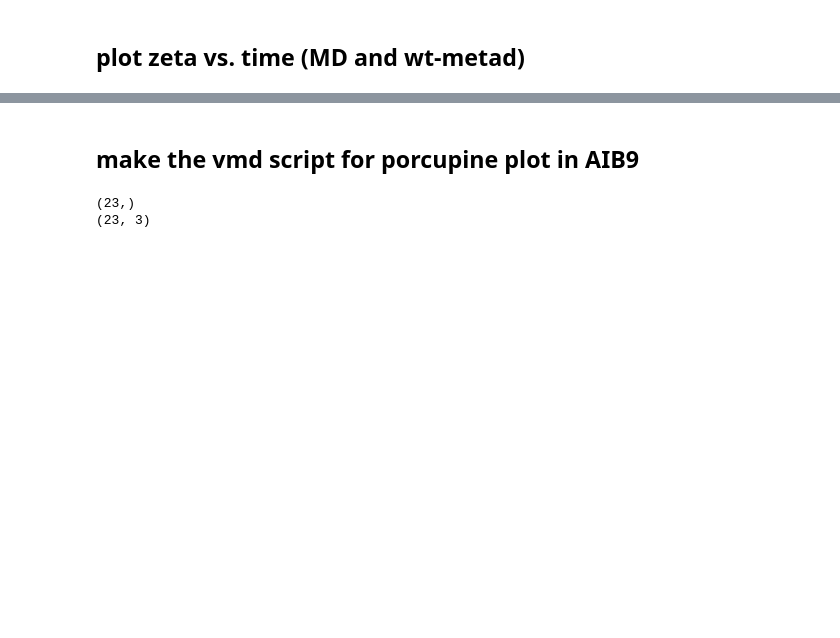
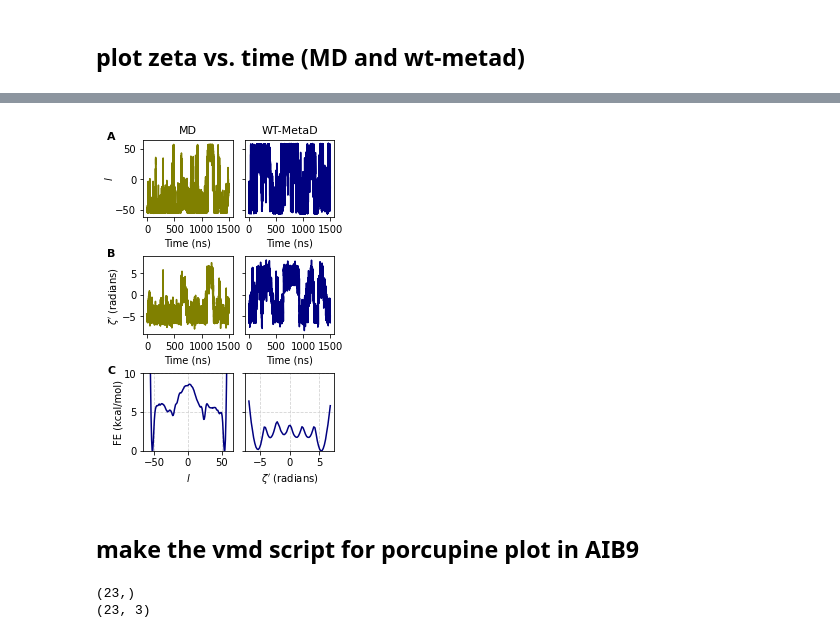
Before and after one commit to SasmalSubarna/posLDA_paper_2023, a Jupyter notebook: AIB9/notebooks/aib9_figures_pLDA.ipynb, the cells around one changed output, grey strips where cells are left out. Cells and saved outputs as stored; diff of their text form; code cells hidden in the pictures; blank space fills up the shorter version.

```diff
--- a/AIB9/notebooks/aib9_figures_pLDA.ipynb
+++ b/AIB9/notebooks/aib9_figures_pLDA.ipynb
@@ -166,5 +240,77 @@ plt.savefig("zeta_vs_time_compare_aib9.pdf", format="pdf")
 # %% [output]
 [figure]
+# %%
+# combine figures
+import string
+fig, axs = plt.subplots(3,2, figsize=(3.33,5), sharey='row')
+plt.subplots_adjust(wspace=0.1)
+
+# MD
+axs[0,0].set_title("MD", fontsize=11)
+axs[0,0].set_ylabel("$l$",labelpad=0)
+axs[0,0].plot(np.arange(ld1_md.shape[0])*1e-2, ld1_md, color="olive")
+axs[0,0].set_xticks((0,500,1000,1500))
+axs[0,0].set_xlabel("Time (ns)")
+
+
+# WT-MetaD
+axs[0,1].set_title("WT-MetaD", fontsize=11)
+axs[0,1].plot(time, ld1, color="navy")
+axs[0,1].set_xticks((0,500,1000,1500))
+axs[0,1].set_xlabel("Time (ns)")
+
+
+
+# MD
+axs[1,0].set_ylabel("$\\zeta'$ (radians)",labelpad=0)
+axs[1,0].plot(np.arange(zeta_md.shape[0])*1e-2, -zeta_md, color="olive")
+axs[1,0].set_xlabel("Time (ns)")
+axs[1,0].set_xticks((0,500,1000,1500))
+
+
+# WT-MetaD
+axs[1,1].plot(np.arange(zeta.shape[0])*1e-2, -zeta, color="navy")
+axs[1,1].set_xlabel("Time (ns)")
+axs[1,1].set_xticks((0,500,1000,1500))
+
+
+# load fe data
+grids, fe = np.loadtxt("/scratch/projects/hockygroup/ss12902/\
+wt-metad_sims_aib9/height_0.005_bf_2.0/analysis/fe_vs_ld1.txt", usecols=(0,1), unpack=True)
+
+fe *= (gamma/(gamma-1))
+
+# plot fe vs. ld1
+axs[2,0].set_xlabel("$l$")
+axs[2,0].set_ylabel("FE (kcal/mol)",labelpad=0)
+axs[2,0].grid(axis="both", which="major", linestyle="--", color="lightgrey")
+#axs[2,0].set_ylim(0.0,20.0)
+axs[2,0].plot(grids, fe, color="navy")
+
+
+# plot fe vs. zeta
+nbins=70
+
+hist, bins = np.histogram(zeta, bins=nbins, range=[-7,7], density=True, weights=np.exp(meta_rbias[::10]/kbt))
+grids = (bins[1:]+ bins[:-1])/2.0
+fe = -kbt*np.log(hist)
+fe -= fe.min()
+axs[2,1].set_ylim(0.0,10.0)
+axs[2,1].set_xlabel("$\zeta'$ (radians)")
+axs[2,1].grid(axis="both", which="major", linestyle="--", color="lightgrey")
+axs[2,1].plot(-grids, fe,  color="navy")
+
+axs=axs.flat
+for n, ax in enumerate(axs):
+    if not n%2==0:continue
+    ax.text(-0.4, 1.0, string.ascii_uppercase[n//2], transform=ax.transAxes,
+            size=11, weight='bold')
+
+plt.tight_layout(pad=0)
+if os.path.exists(output_directory):
+    plt.savefig(os.path.join(output_directory,'aib9_results_summary.pdf'),bbox_inches='tight')
+# %% [output]
+[figure, added]
 # %% [markdown]
 ## make the vmd script for porcupine plot in AIB9
 # %%
```
Also changed, not shown: parts of 17 cells of this notebook.
